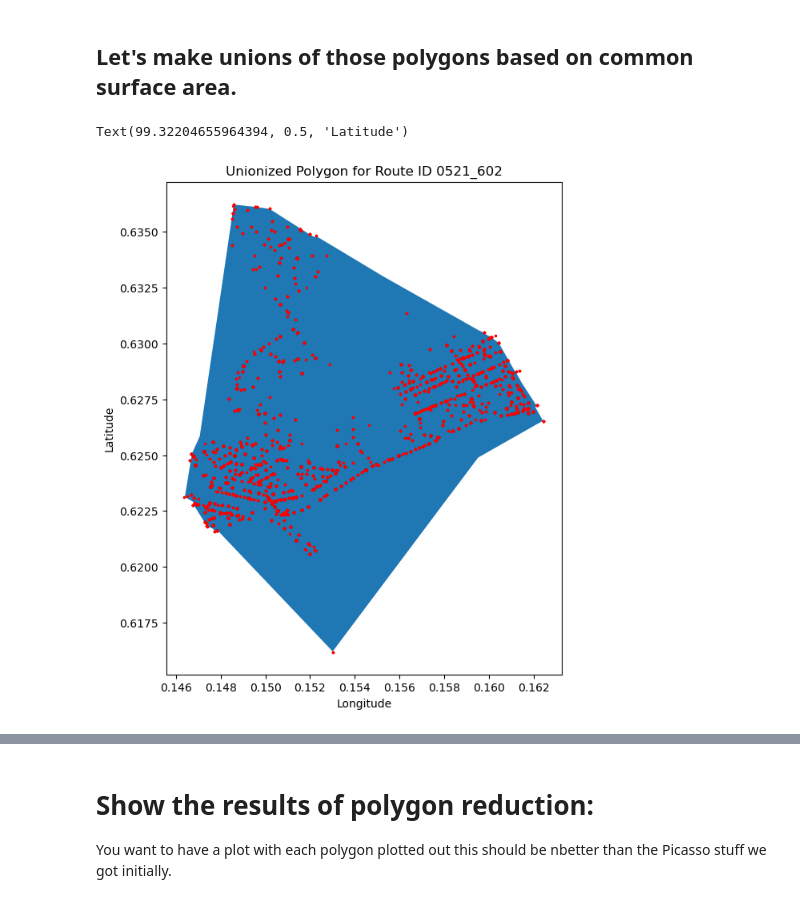
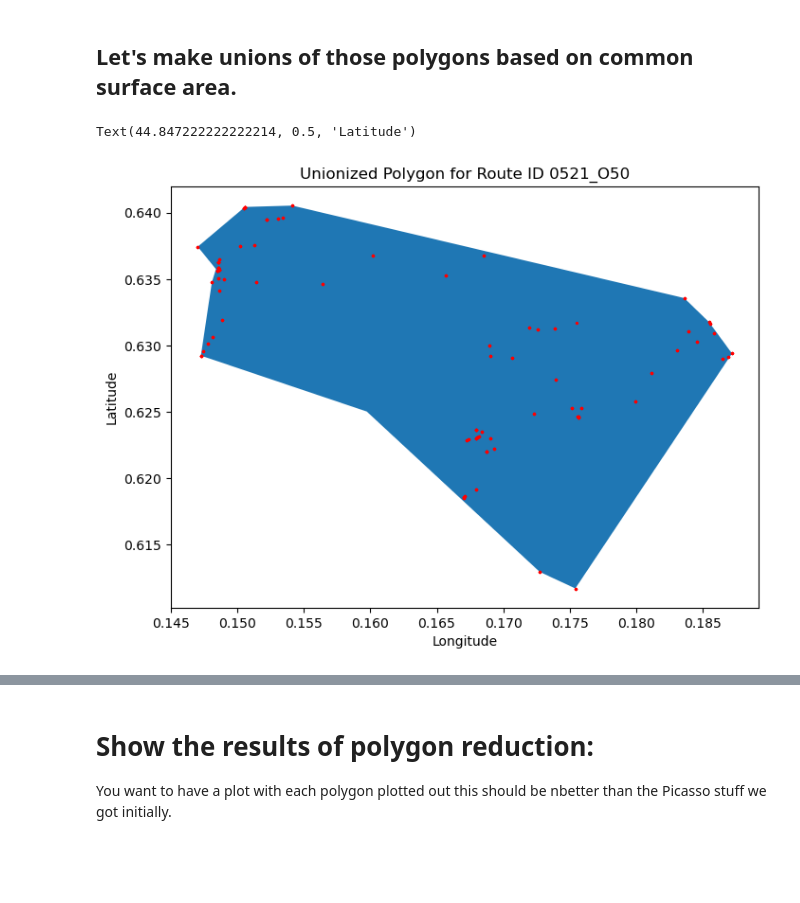
Before and after one commit to Frederic-P/learning-driver-preferences, a Jupyter notebook: notebooks/GIS-based_cluster.ipynb, the cells around one changed output, grey strips where cells are left out. Saved outputs shown, nothing was run; the diff lists cells and outputs as text; code cells hidden in the pictures; blank space fills up the shorter version.

```diff
--- a/notebooks/GIS-based_cluster.ipynb
+++ b/notebooks/GIS-based_cluster.ipynb
@@ -166,24 +186,24 @@ for route_id in merged_df.route_id:
 # %%
 
 # If it's a single Polygon object, convert it into a GeoSeries for plotting
 
-route_id = '0521_602'
+route_id = np.random.choice(request_df.route_id.unique())
 
 polygon = rpm.unionized_poly[route_id]
 points = []
 polygon_series = gpd.GeoSeries(polygon)
 
 # Plot the Polygon
 fig, ax = plt.subplots(figsize=(8, 8))
 polygon_series.plot(ax=ax)
 tiny_df = request_df.query('route_id==@route_id')
 for _, row in tiny_df.iterrows():
     points.append([row['long'], row['lat']])
 ax.scatter(x = tiny_df.long, y = tiny_df.lat, s=2, c='red')
 ax.set_title(f"Unionized Polygon for Route ID {route_id}")
 ax.set_xlabel("Longitude")
 ax.set_ylabel("Latitude")
 # %% [output]
-Text(99.32204655964394, 0.5, 'Latitude')
+Text(44.847222222222214, 0.5, 'Latitude')
-[figure, old version]
+[figure, new version]
 # %%
```
Also changed, not shown: parts of 24 cells of this notebook, 2 other files.
